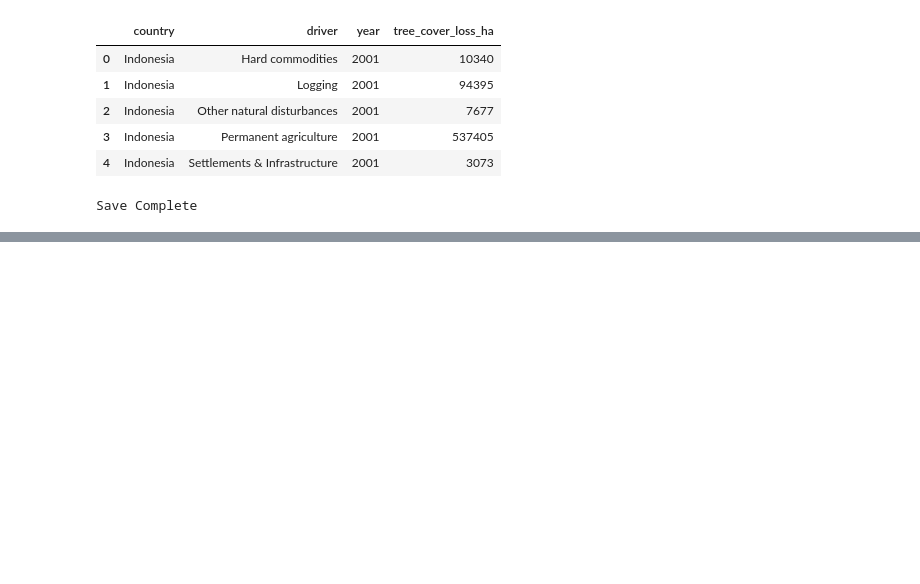
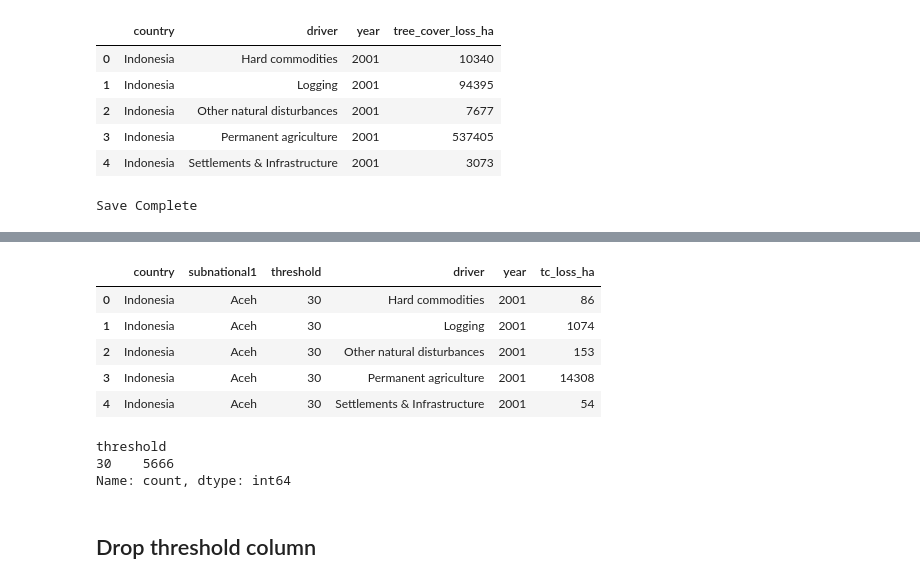
Before and after one commit to hanifahar29/indonesia-deforestation-wildfire-analysis, a Jupyter notebook: notebooks/forest_loss_data_cleaning.ipynb, the cells around one changed output, grey strips where cells are left out. Saved outputs shown, nothing was run; the diff lists cells and outputs as text; code cells hidden in the pictures; blank space fills up the shorter version.

Commit message:
feat: add subnational 1 drivers cleaning

```diff
--- a/notebooks/forest_loss_data_cleaning.ipynb
+++ b/notebooks/forest_loss_data_cleaning.ipynb
@@ -885,0 +888,6 @@ Save Complete
+# %%
+import pandas as pd
+
+dsd = pd.read_excel(r'C:\Users\hanif\Downloads\Data Analyst\Project\end-to-end\Indonesia Deforestation & Wildfire Analysis (2001–2024)\indonesia-deforestation-wildfire-analysis\data\raw\global_forest_watch\IDN.xlsx',
+                  sheet_name = 'Subnational 1 drivers')
+dsd.info()
@@ -885,0 +908,17 @@ Save Complete
+# %%
+dsd.head()
+# %% [output]
+|  | country | subnational1 | threshold | driver | year | tc_loss_ha |
+| 0 | Indonesia | Aceh | 30 | Hard commodities | 2001 | 86 |
+| 1 | Indonesia | Aceh | 30 | Logging | 2001 | 1074 |
+| 2 | Indonesia | Aceh | 30 | Other natural disturbances | 2001 | 153 |
+| 3 | Indonesia | Aceh | 30 | Permanent agriculture | 2001 | 14308 |
+| 4 | Indonesia | Aceh | 30 | Settlements & Infrastructure | 2001 | 54 |
+# %%
+dsd["threshold"].value_counts()
+# %% [output]
+threshold
+30    5666
+Name: count, dtype: int64
+# %% [markdown]
+## Drop threshold column
```
Also changed, not shown: parts of 4 cells of this notebook.
